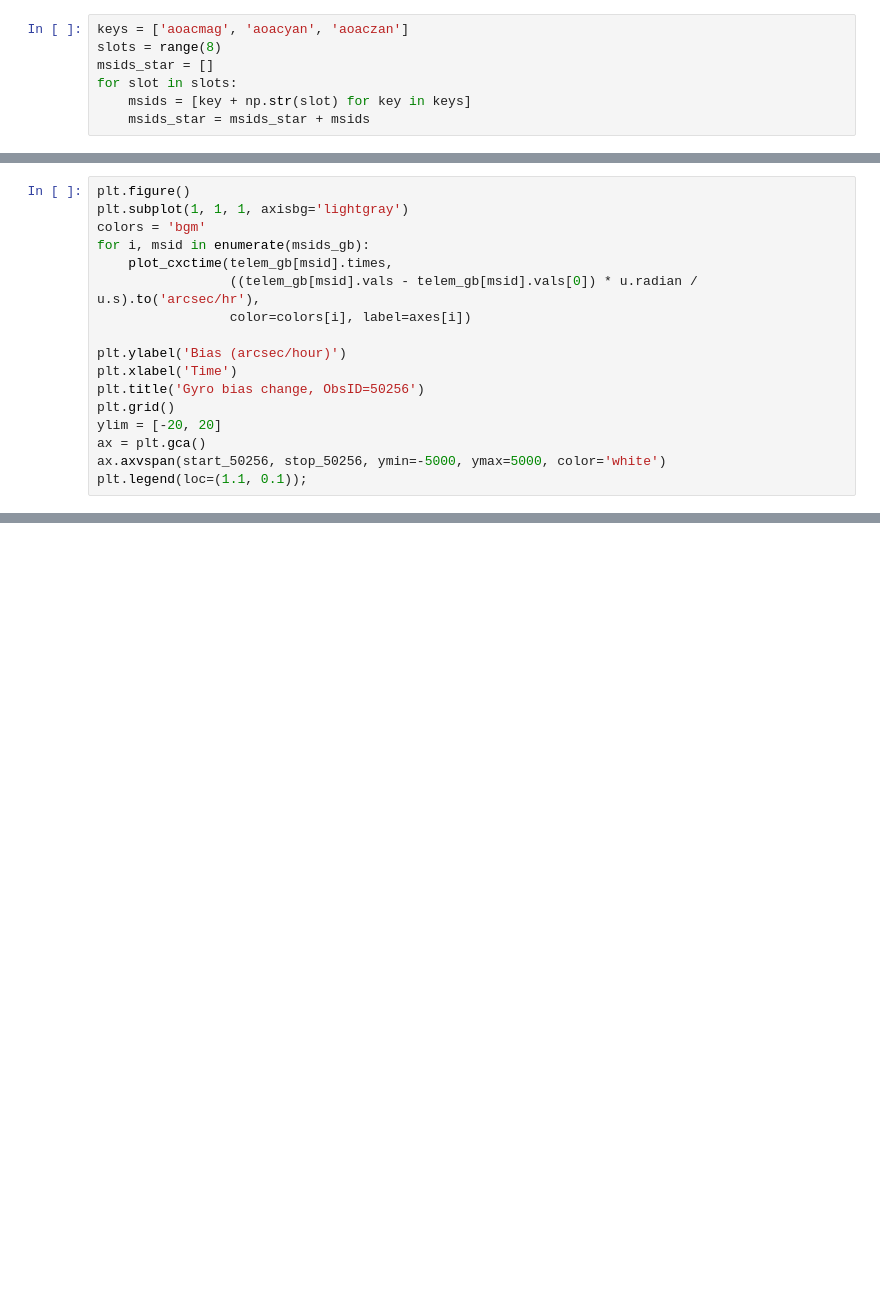
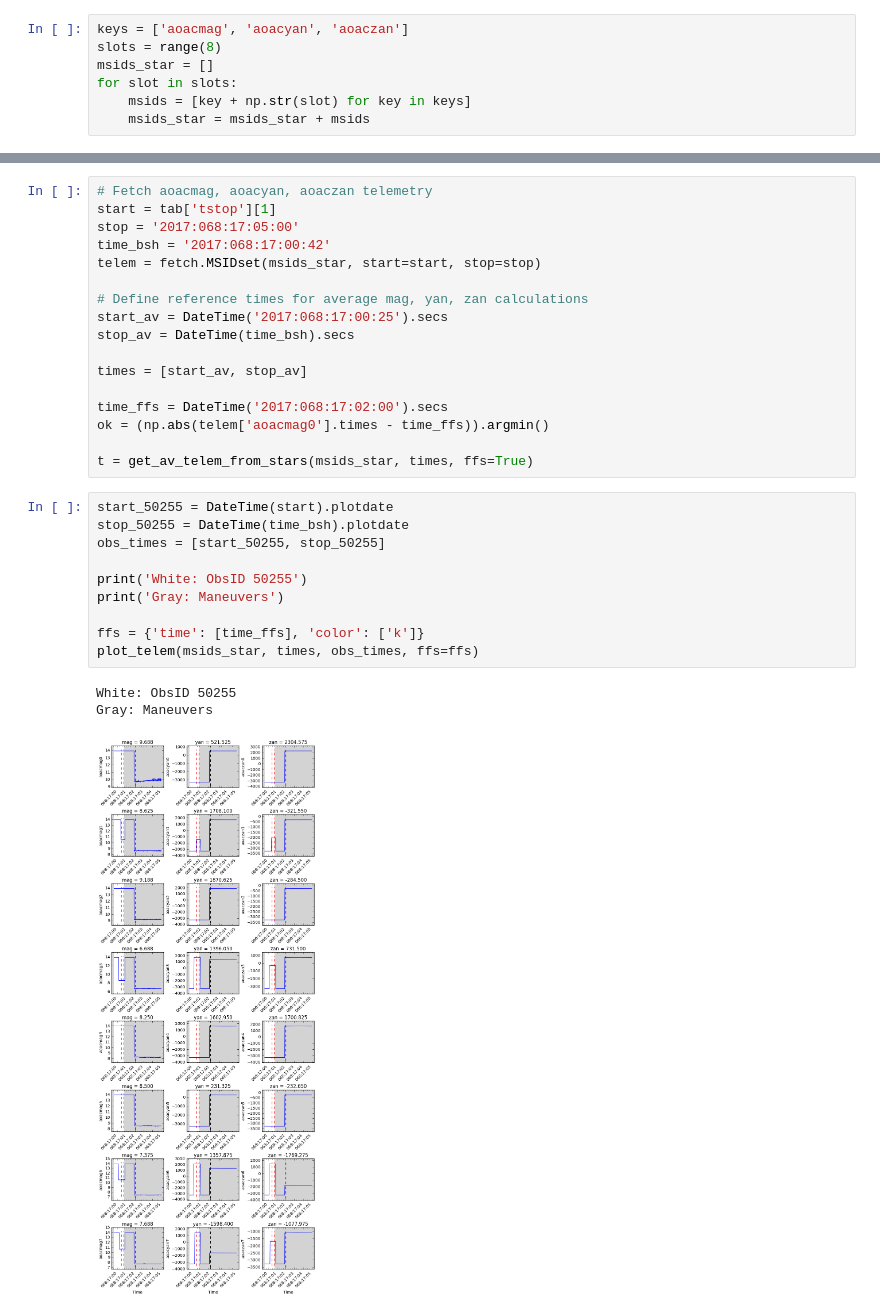
Before and after one commit to malgosias/bsh_2017_068, a Jupyter notebook: bsh_2017_068.ipynb, the cells around one changed output, grey strips where cells are left out. Cells and saved outputs as stored; diff of their text form; blank space fills up the shorter version.

```diff
--- a/bsh_2017_068.ipynb
+++ b/bsh_2017_068.ipynb
@@ -217,17 +149,0 @@ telem_gb = fetch.MSIDset(msids_gb, start=start, stop=stop)
-# %%
-plt.figure()
-plt.subplot(1, 1, 1, axisbg='lightgray')
-colors = 'bgm'
-for i, msid in enumerate(msids_gb):
-    plot_cxctime(telem_gb[msid].times,
-                 ((telem_gb[msid].vals - telem_gb[msid].vals[0]) * u.radian / u.s).to('arcsec/hr'),
-                 color=colors[i], label=axes[i])
-
-plt.ylabel('Bias (arcsec/hour)')
-plt.xlabel('Time')
-plt.title('Gyro bias change, ObsID=50256')
-plt.grid()
-ylim = [-20, 20]
-ax = plt.gca()
-ax.axvspan(start_50256, stop_50256, ymin=-5000, ymax=5000, color='white')
-plt.legend(loc=(1.1, 0.1));
@@ -419,0 +388,31 @@ Offset = 148.4 arcsec
+# %%
+# Fetch aoacmag, aoacyan, aoaczan telemetry
+start = tab['tstop'][1]
+stop = '2017:068:17:05:00'
+time_bsh = '2017:068:17:00:42'
+telem = fetch.MSIDset(msids_star, start=start, stop=stop)
+
+# Define reference times for average mag, yan, zan calculations
+start_av = DateTime('2017:068:17:00:25').secs
+stop_av = DateTime(time_bsh).secs
+
+times = [start_av, stop_av]
+
+time_ffs = DateTime('2017:068:17:02:00').secs
+ok = (np.abs(telem['aoacmag0'].times - time_ffs)).argmin()
+
+t = get_av_telem_from_stars(msids_star, times, ffs=True)
+# %%
+start_50255 = DateTime(start).plotdate
+stop_50255 = DateTime(time_bsh).plotdate
+obs_times = [start_50255, stop_50255]
+
+print('White: ObsID 50255')
+print('Gray: Maneuvers')
+
+ffs = {'time': [time_ffs], 'color': ['k']}
+plot_telem(msids_star, times, obs_times, ffs=ffs)
+# %% [output]
+White: ObsID 50255
+Gray: Maneuvers
+[figure, added]
```
Also changed, not shown: parts of 72 cells of this notebook, 3 other files.
